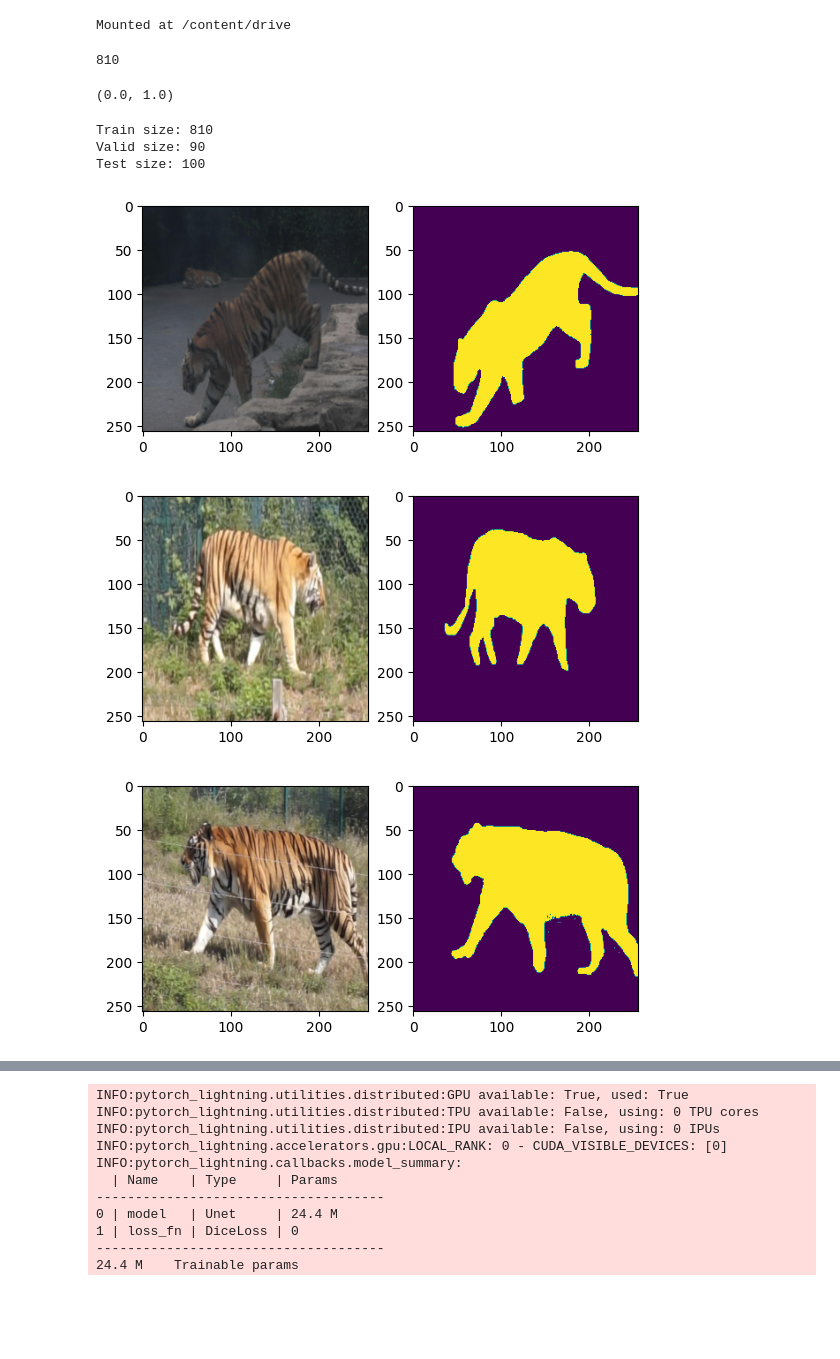
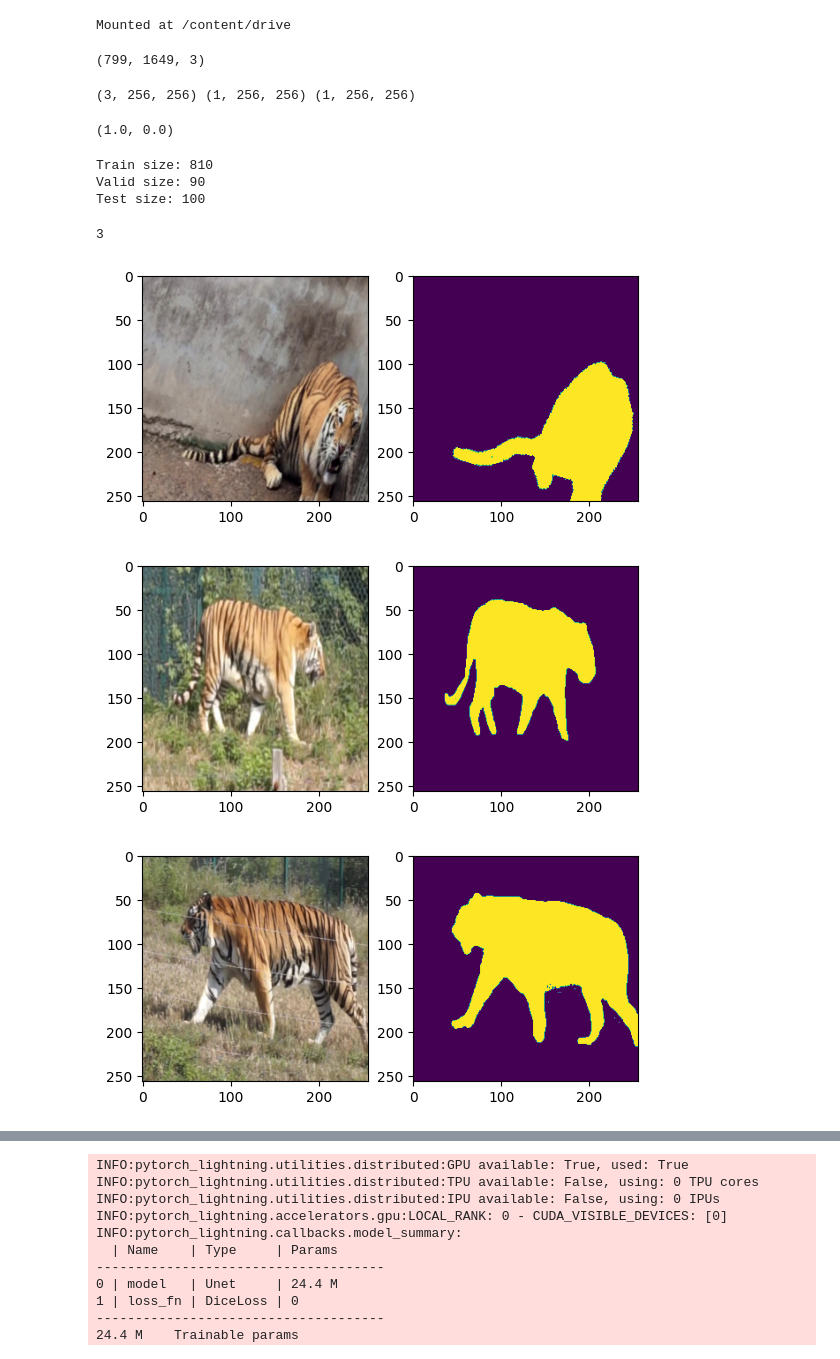
Before and after one commit to DanilaAkh/tigers_segmentation, a Jupyter notebook: segmentation_model.ipynb, the cells around one changed output, grey strips where cells are left out. Saved outputs shown, nothing was run; the diff lists cells and outputs as text; code cells hidden in the pictures; blank space fills up the shorter version.

Commit message:
add augmentation

```diff
--- a/segmentation_model.ipynb
+++ b/segmentation_model.ipynb
@@ -59,15 +61,22 @@ class TigerDataset(torch.utils.data.Dataset):
         image = np.array(Image.fromarray(sample["image"]).resize((self.image_size, self.image_size ), Image.BILINEAR))
         mask = np.array(Image.fromarray(sample["mask"]).resize((self.image_size, self.image_size ), Image.NEAREST))
         trimap = np.array(Image.fromarray(sample["trimap"]).resize((self.image_size, self.image_size ), Image.NEAREST))
+
+
+                # resize images
+
+        if self.transform is not None:
+            #sample = self.transform(**sample)
+            #print(samples)
+            transformed = self.transform(image=image, mask=mask)
+            image = transformed["image"]
+            mask = transformed["mask"]
+
+
         # convert to other format HWC -> CHW
         sample["image"] = np.moveaxis(image, -1, 0)
         sample["mask"] = np.expand_dims(mask, 0)
         sample["trimap"] = np.expand_dims(trimap, 0)
-
-                # resize images
-
-        if self.transform is not None:
-            sample = self.transform(**sample)
 
         return sample
 
@@ -89,24 +98,35 @@ class TigerDataset(torch.utils.data.Dataset):
         elif self.mode == "valid":  # 10% for validation
             filenames = [x for i, x in enumerate(filenames) if i % 10 == 0]
         return filenames
+# %%
+#augmentation
+train_transform = A.Compose(
+    [
+        A.ShiftScaleRotate(shift_limit=0.2, scale_limit=0.2, rotate_limit=30, p=0.5),
+        A.RGBShift(r_shift_limit=25, g_shift_limit=25, b_shift_limit=25, p=0.5),
+        A.RandomBrightnessContrast(brightness_limit=0.3, contrast_limit=0.3, p=0.5),
+    ]
+)
+
+val_transform = A.Compose(
+    [A.Resize(256, 256), A.Normalize(mean=(0.485, 0.456, 0.406), std=(0.229, 0.224, 0.225)), ToTensorV2()]
+)
 # %%
 # init train, val, test sets
 root = "./tigers_dataset(1000)/"
-train_dataset = TigerDataset(root, "train")
+train_dataset = TigerDataset(root, "train", transform=train_transform)
 valid_dataset = TigerDataset(root, "valid")
 test_dataset = TigerDataset(root, "test")
-
-train_dataset1 = train_dataset
-# train_dataset1[0]["mask"][0][0][0] = 1.
-print(len(train_dataset1))
 # %% [output]
-810
+(799, 1649, 3)
 # %%
-train_dataset[0]['image'].shape, train_dataset[0]['mask'].shape, train_dataset[0]['trimap'].shape
+print(train_dataset[0]['image'].shape, train_dataset[0]['mask'].shape, train_dataset[0]['trimap'].shape)
+image = train_dataset[0]["image"]
 mask = train_dataset[0]['mask']
-mask.min(), mask.max()
+mask.max(), mask.min()
 # %% [output]
-(0.0, 1.0)
+(3, 256, 256) (1, 256, 256) (1, 256, 256)
+(1.0, 0.0)
 # %%
 # It is a good practice to check datasets don`t intersects with each other
 assert set(test_dataset.filenames).isdisjoint(set(train_dataset.filenames))
@@ -128,28 +148,29 @@ Test size: 100
 # %%
 # lets look at some samples
 
-sample = train_dataset[0]
+sample = train_dataset[1]
 plt.subplot(1,2,1)
 plt.imshow(sample["image"].transpose(1, 2, 0)) # for visualization we have to transpose back to HWC
 plt.subplot(1,2,2)
 plt.imshow(sample["mask"].squeeze())  # for visualization we have to remove 3rd dimension of mask
 plt.show()
 
 sample = valid_dataset[0]
 plt.subplot(1,2,1)
 plt.imshow(sample["image"].transpose(1, 2, 0)) # for visualization we have to transpose back to HWC
 plt.subplot(1,2,2)
 plt.imshow(sample["mask"].squeeze())  # for visualization we have to remove 3rd dimension of mask
 plt.show()
 
 sample = test_dataset[0]
 plt.subplot(1,2,1)
 plt.imshow(sample["image"].transpose(1, 2, 0)) # for visualization we have to transpose back to HWC
 plt.subplot(1,2,2)
 plt.imshow(sample["mask"].squeeze())  # for visualization we have to remove 3rd dimension of mask
 plt.show()
 # %% [output]
+3
-[figure, old version]
+[figure, new version]
 [figure]
 [figure]
 # %%
```
Also changed, not shown: parts of 7 cells of this notebook.
